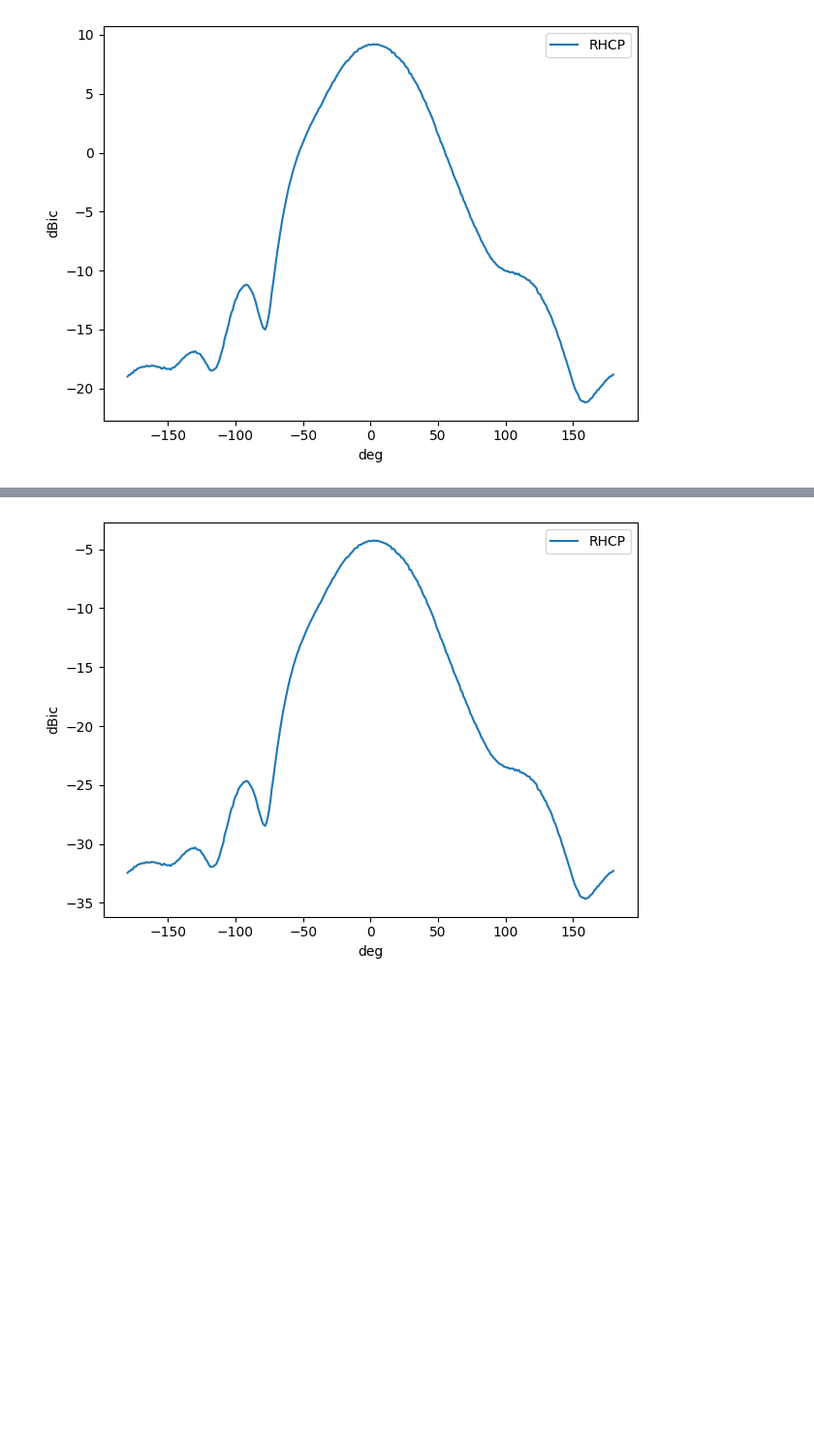
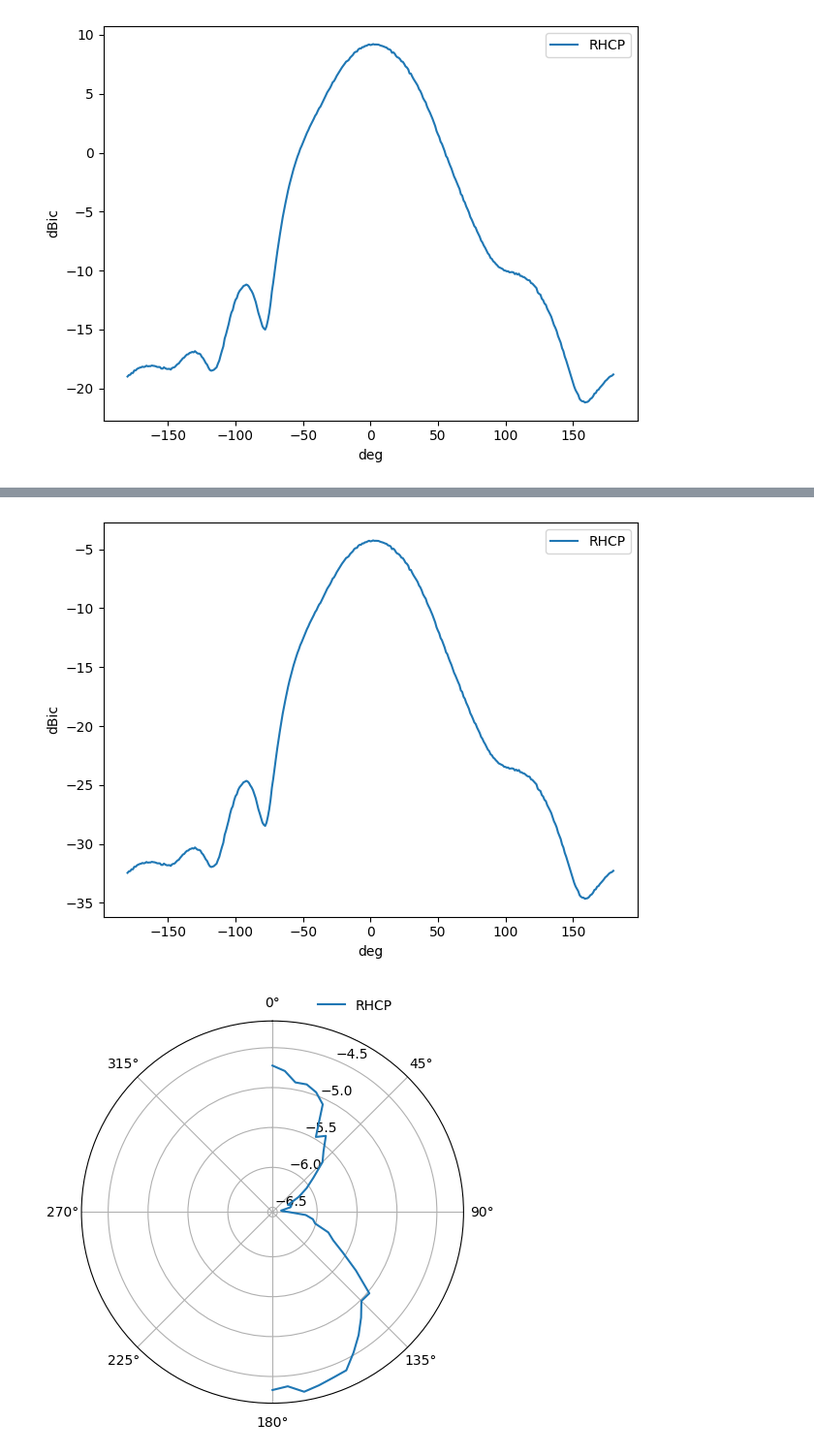
Before and after one commit to TheoPrinceColorado/antenna_toolbox, a Jupyter notebook: docs/examples/example_arg_chamber_data.ipynb, the cells around one changed output, grey strips where cells are left out. Shown at 97% size. Cells and saved outputs as stored; diff of their text form; code cells hidden in the pictures; blank space fills up the shorter version.

Commit message:
Fixed issue with plotting theta rect and phi rect cuts

```diff
--- a/docs/examples/example_arg_chamber_data.ipynb
+++ b/docs/examples/example_arg_chamber_data.ipynb
@@ -66,16 +66,22 @@ ant.plot.rect_phi_cut(p, field_names, frequency, phi, field_labels)
 # %%
 # Plot the realized gain
 field_names = [
     'Realized_Gain_RHCP'
     ]
 field_labels = ['RHCP', 'LHCP']
 frequency = 0.413
 phi = 180
+theta = 0
 
 plt.figure()
 ant.plot.polar_phi_cut(p, field_names, frequency, phi, field_labels)
 plt.figure()
 ant.plot.rect_phi_cut(p, field_names, frequency, phi, field_labels)
+plt.figure()
+ant.plot.polar_theta_cut(p, field_names, frequency, theta, field_labels)
+plt.figure()
+ant.plot.rect_theta_cut(p, field_names, frequency, theta, field_labels)
 # %% [output]
 [figure]
 [figure]
+[figure, added]
```
Also changed, not shown: parts of 1 cell of this notebook, 1 other file.
